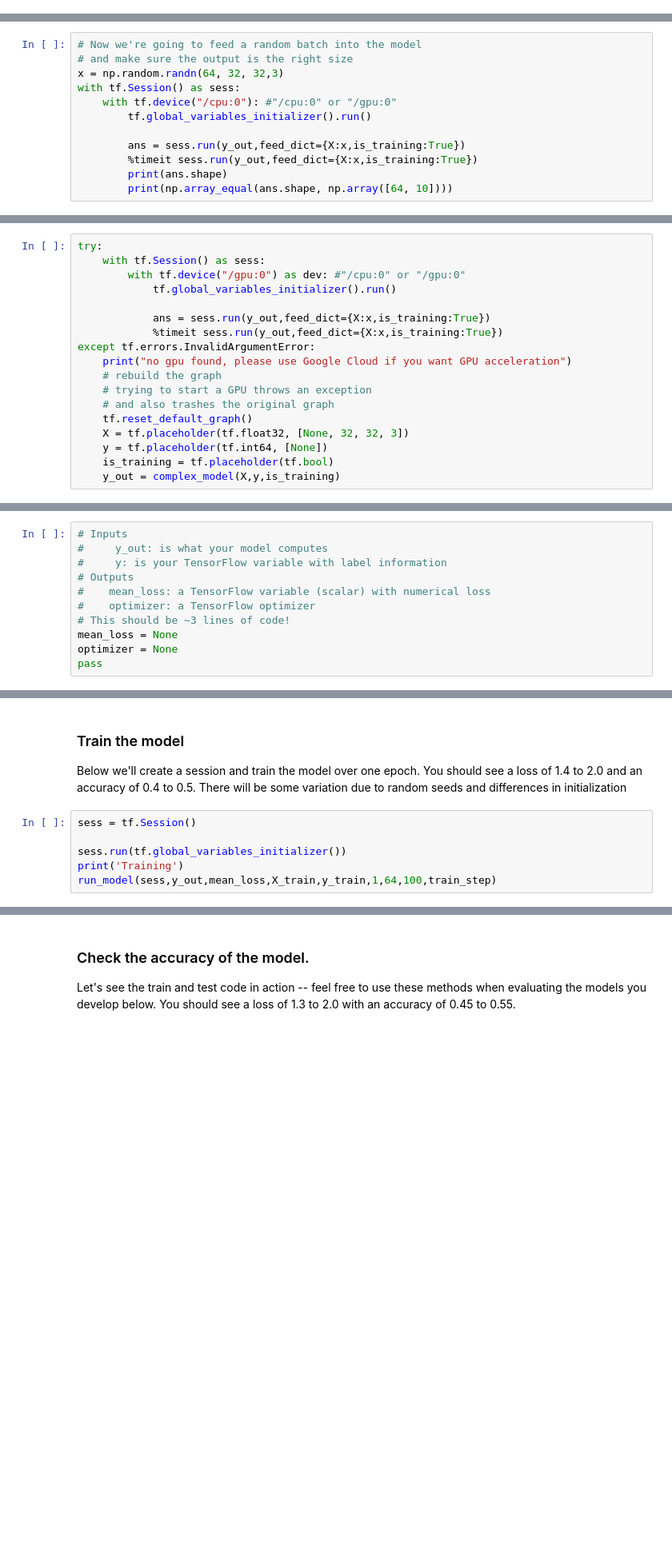
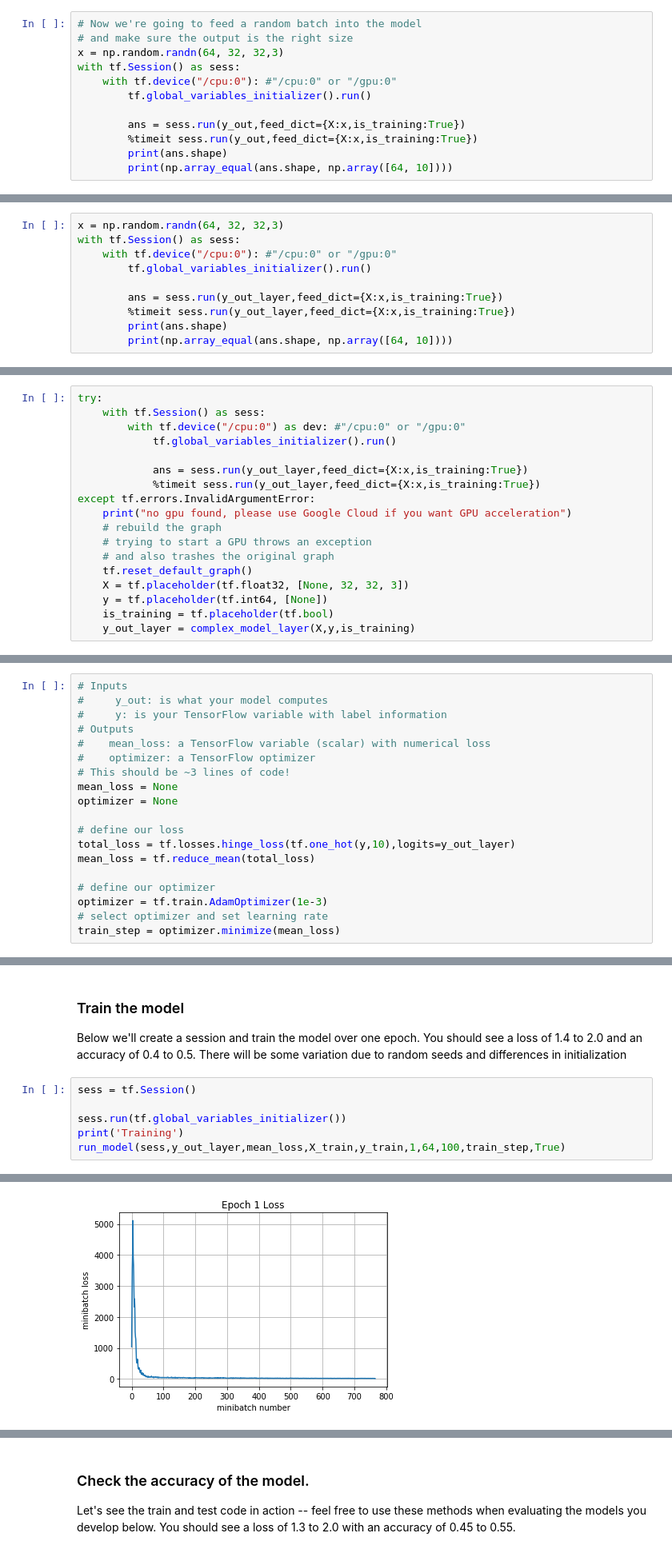
Before and after one commit to imayuxiang/cs231n, a Jupyter notebook: spring1718_assignment2_v2/TensorFlow_bak.ipynb, the cells around one changed output, grey strips where cells are left out. Shown at 80% size. Drawn from its saved outputs; the diff is of its cells as text; blank space fills up the shorter version.

```diff
--- a/spring1718_assignment2_v2/TensorFlow_bak.ipynb
+++ b/spring1718_assignment2_v2/TensorFlow_bak.ipynb
@@ -281,3 +281,15 @@ def complex_model(X,y,is_training):
     return y_out
 
 y_out = complex_model(X,y,is_training)
+# %%
+# Now we're going to feed a random batch into the model
+# and make sure the output is the right size
+x = np.random.randn(64, 32, 32,3)
+with tf.Session() as sess:
+    with tf.device("/cpu:0"): #"/cpu:0" or "/gpu:0"
+        tf.global_variables_initializer().run()
+
+        ans = sess.run(y_out,feed_dict={X:x,is_training:True})
+        %timeit sess.run(y_out,feed_dict={X:x,is_training:True})
+        print(ans.shape)
+        print(np.array_equal(ans.shape, np.array([64, 10])))
@@ -320,13 +341,11 @@ y_out = complex_model(X,y,is_training)
 # %%
-# Now we're going to feed a random batch into the model
-# and make sure the output is the right size
 x = np.random.randn(64, 32, 32,3)
 with tf.Session() as sess:
     with tf.device("/cpu:0"): #"/cpu:0" or "/gpu:0"
         tf.global_variables_initializer().run()
 
-        ans = sess.run(y_out,feed_dict={X:x,is_training:True})
-        %timeit sess.run(y_out,feed_dict={X:x,is_training:True})
+        ans = sess.run(y_out_layer,feed_dict={X:x,is_training:True})
+        %timeit sess.run(y_out_layer,feed_dict={X:x,is_training:True})
         print(ans.shape)
         print(np.array_equal(ans.shape, np.array([64, 10])))
 # %% [output]
@@ -346,11 +365,11 @@ Now, we're going to try and start the model under the GPU device, the rest of th
 # %%
 try:
     with tf.Session() as sess:
-        with tf.device("/gpu:0") as dev: #"/cpu:0" or "/gpu:0"
+        with tf.device("/cpu:0") as dev: #"/cpu:0" or "/gpu:0"
             tf.global_variables_initializer().run()
 
-            ans = sess.run(y_out,feed_dict={X:x,is_training:True})
-            %timeit sess.run(y_out,feed_dict={X:x,is_training:True})
+            ans = sess.run(y_out_layer,feed_dict={X:x,is_training:True})
+            %timeit sess.run(y_out_layer,feed_dict={X:x,is_training:True})
 except tf.errors.InvalidArgumentError:
     print("no gpu found, please use Google Cloud if you want GPU acceleration")
     # rebuild the graph
@@ -360,4 +379,4 @@ except tf.errors.InvalidArgumentError:
     X = tf.placeholder(tf.float32, [None, 32, 32, 3])
     y = tf.placeholder(tf.int64, [None])
     is_training = tf.placeholder(tf.bool)
-    y_out = complex_model(X,y,is_training)
+    y_out_layer = complex_model_layer(X,y,is_training)
@@ -383,7 +404,15 @@ First, set up an **RMSprop optimizer** (using a 1e-3 learning rate) and a **cros
 # This should be ~3 lines of code!
 mean_loss = None
 optimizer = None
-pass
+
+# define our loss
+total_loss = tf.losses.hinge_loss(tf.one_hot(y,10),logits=y_out_layer)
+mean_loss = tf.reduce_mean(total_loss)
+
+# define our optimizer
+optimizer = tf.train.AdamOptimizer(1e-3)
+# select optimizer and set learning rate
+train_step = optimizer.minimize(mean_loss)
 # %%
 # batch normalization in tensorflow requires this extra dependency
 extra_update_ops = tf.get_collection(tf.GraphKeys.UPDATE_OPS)
@@ -397,4 +426,5 @@ sess = tf.Session()
 
 sess.run(tf.global_variables_initializer())
 print('Training')
-run_model(sess,y_out,mean_loss,X_train,y_train,1,64,100,train_step)
+run_model(sess,y_out_layer,mean_loss,X_train,y_train,1,64,100,train_step,True)
+# %% [output]
@@ -400,0 +441 @@ run_model(sess,y_out,mean_loss,X_train,y_train,1,64,100,train_step)
+[figure, added]
```
Also changed, not shown: parts of 12 cells of this notebook.
